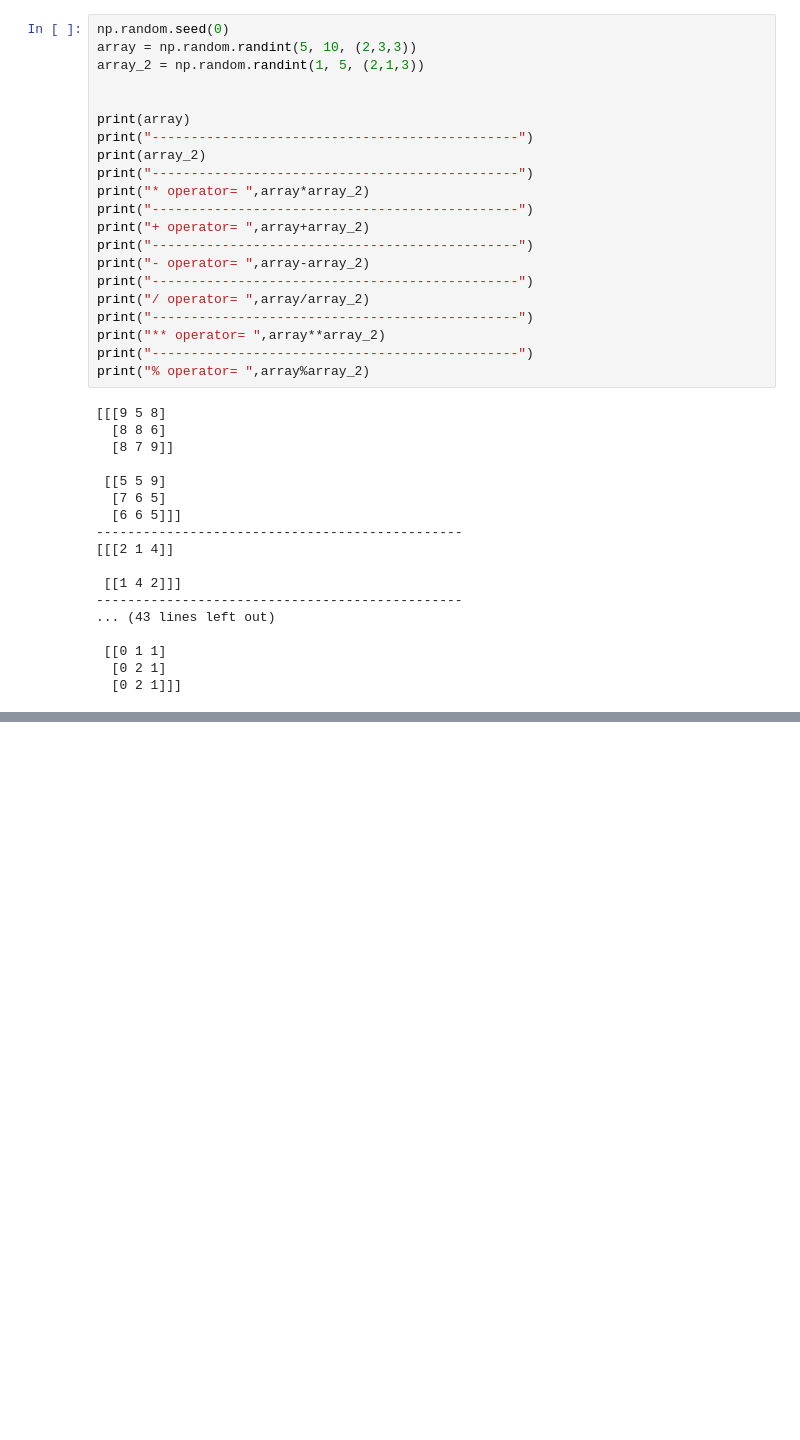
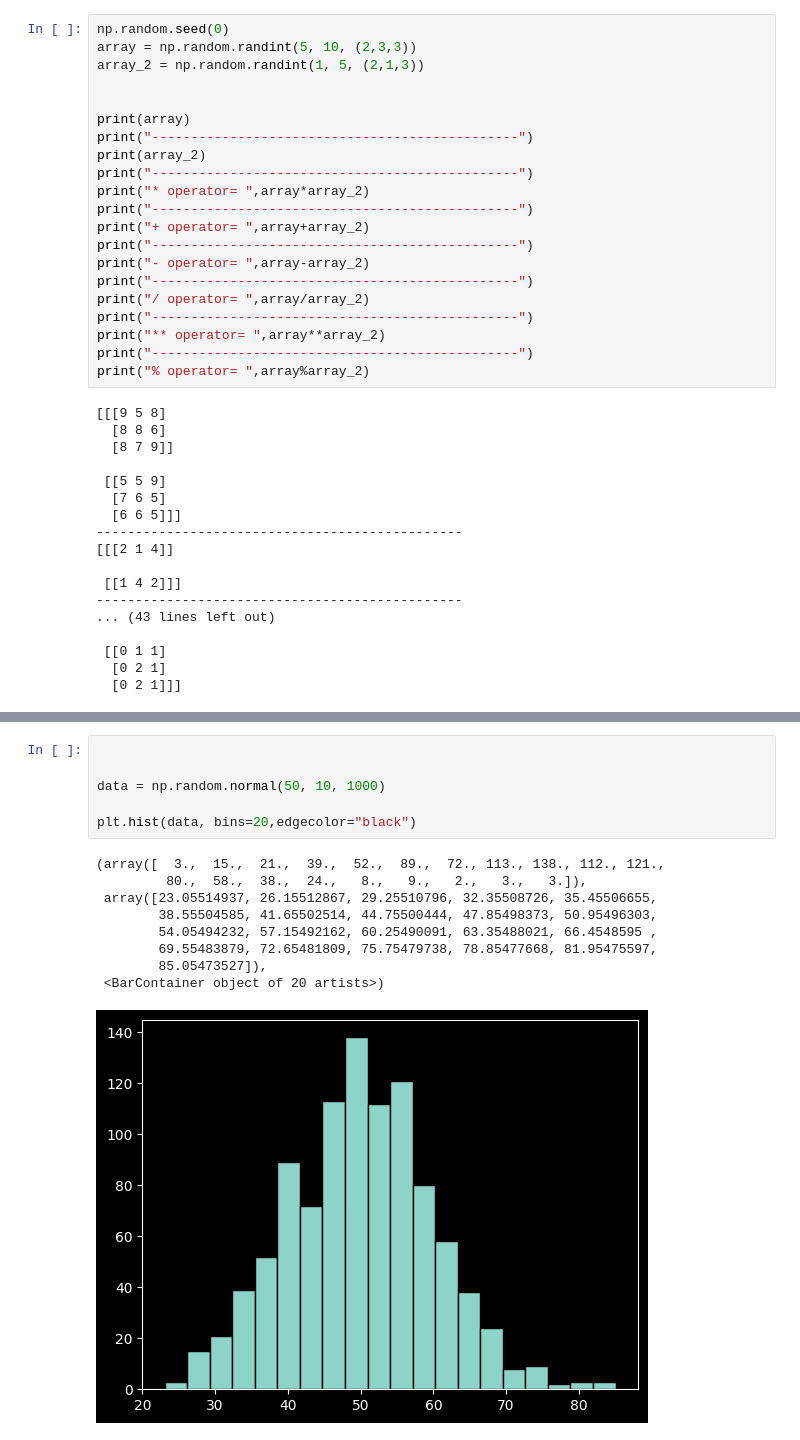
Before and after one commit to Muhammad-Bilal1605/LearningAI, a Jupyter notebook: scripts/assignment_3_numpy.ipynb, the cells around one changed output, grey strips where cells are left out. Drawn from its saved outputs; the diff is of its cells as text; blank space fills up the shorter version.

```diff
--- a/scripts/assignment_3_numpy.ipynb
+++ b/scripts/assignment_3_numpy.ipynb
@@ -938,0 +1099,16 @@ print("% operator= ",array%array_2)
+# %%
+
+
+data = np.random.normal(50, 10, 1000)
+
+plt.hist(data, bins=20,edgecolor="black")
+# %% [output]
+(array([  3.,  15.,  21.,  39.,  52.,  89.,  72., 113., 138., 112., 121.,
+         80.,  58.,  38.,  24.,   8.,   9.,   2.,   3.,   3.]),
+ array([23.05514937, 26.15512867, 29.25510796, 32.35508726, 35.45506655,
+        38.55504585, 41.65502514, 44.75500444, 47.85498373, 50.95496303,
+        54.05494232, 57.15492162, 60.25490091, 63.35488021, 66.4548595 ,
+        69.55483879, 72.65481809, 75.75479738, 78.85477668, 81.95475597,
+        85.05473527]),
+ <BarContainer object of 20 artists>)
+[figure, added]
```
Also changed, not shown: parts of 18 cells of this notebook.
